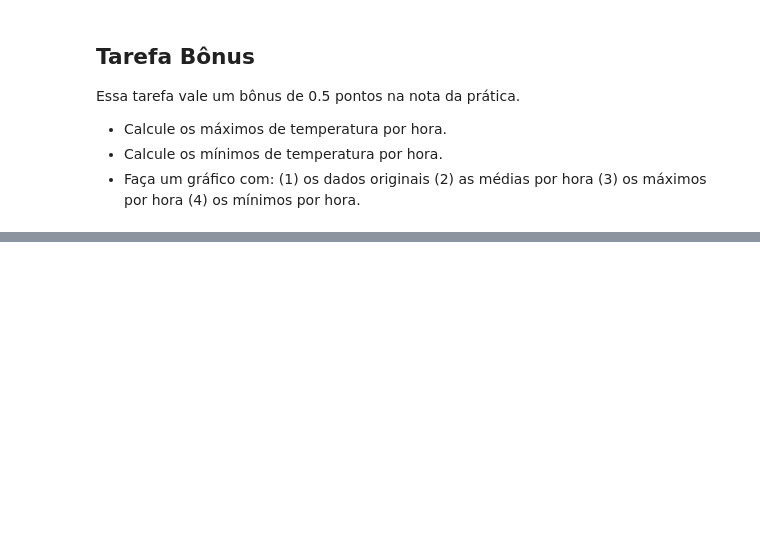
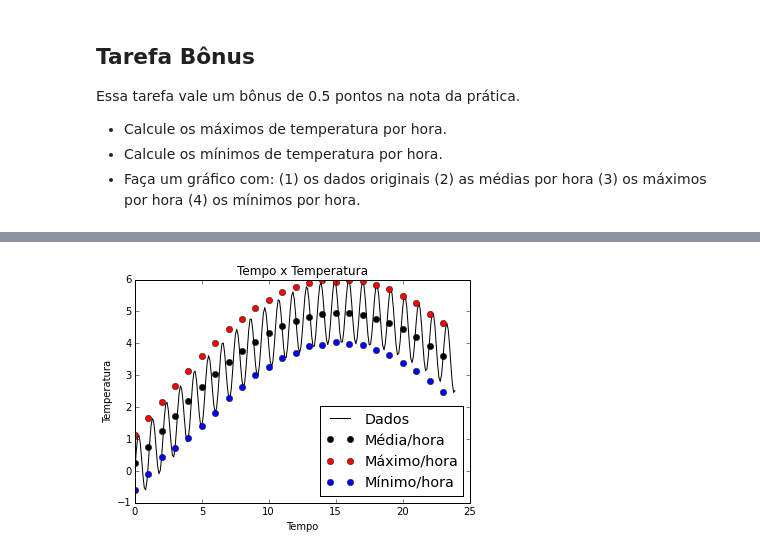
Before and after one commit to mat-esp-2015/python-intro-2-gloria_cthulhu, a Jupyter notebook: tarefa-intro-python-2.ipynb, the cells around one changed output, grey strips where cells are left out. Saved outputs shown, nothing was run; the diff lists cells and outputs as text; code cells hidden in the pictures; blank space fills up the shorter version.

```diff
--- a/tarefa-intro-python-2.ipynb
+++ b/tarefa-intro-python-2.ipynb
@@ -345,3 +421,85 @@ Essa tarefa vale um bônus de 0.5 pontos na nota da prática.
 A figura gerada deve ser parecida com:
 
 ![images/media-maximo-minimo-por-hora.png](images/media-maximo-minimo-por-hora.png)
+# %%
+#SEGUE TODO O RESULTADO DO TRABALHO EM UMA SO CELL
+
+import numpy as np
+import matplotlib.pyplot as plt #importamos a livraria para o grafico
+# %matplotlib inline #comando para que o programa faca o grafico no notebook jupyter
+
+tempos = [] #primeiro, criamos duas listas vazias representando o tempo e a temperatura
+dados = []
+
+arquivo = open('dados.csv') #abrimos o arquivo com os dados
+for linha in arquivo: #para cada linha do arquivo...
+    split = linha.split(', ') #separamos os dois componentes da linha
+    tempos.append(float(split[0])) #o primeiro componente, convertido em float, vai para tempos
+    dados.append(float(split[1])) #o segundo componente, convertido tambem, vai para dados
+
+
+maximo = dados[0] #iniciamos com um valor qualquer da lista dados
+minimo = dados[0] #o mesmo para o minimo
+
+for numero in dados:
+    if numero > maximo:
+        maximo = numero #passaremos numero por numero, ficando sempre com o maior
+
+for numero in dados:
+    if numero < minimo:
+        minimo = numero #passaremos numero por numero, ficando sempre com o menor
+
+
+media = 0
+
+for y in dados:
+    media = media+y
+media = media/len(dados)
+
+print('Media: ', media)
+
+desvio = 0
+
+for xi in dados:
+    porpeta = ((xi - media)**2)/len(dados)
+    desvio = desvio + porpeta
+
+desvio_padrao = desvio**0.5
+print('Desvio Padrao: ', desvio)
+
+
+maximo_hora = [] #lista vazia criada
+
+for bananas in range(24): #ou seja, repetiremos o comando a seguir 24 vezes
+    p = bananas*10 #a cada loop, o p avancara uma dezena
+    max = dados[p] #max comecara sendo o primeiro dado observado
+    for chicletes in range(10): #a cada dezena, repetiremos este comando 10 vezes.
+        if dados[p+chicletes] > max: #se o elemento p for maior que max...
+            max = dados[p+chicletes] #... max sera o elemento.
+
+    maximo_hora.append(max) #ao fim de dez repeticoes, o maior valor sera o max. Ele e entao adicionado a lista maximo_hora.
+    #agora continuamos o loop.
+
+minimo_hora = [] #lista vazia criada
+
+for bananas in range(24): #ou seja, repetiremos o comando a seguir 24 vezes
+    p = bananas*10 #a cada loop, o p avancara uma dezena
+    min = dados[p] #min comecara sendo o primeiro dado observado
+    for chicletes in range(10): #a cada dezena, repetiremos este comando 10 vezes.
+        if dados[p+chicletes] < min: #se o elemento p for menor que min...
+            min = dados[p+chicletes] #... min sera o elemento.
+
+    minimo_hora.append(min) #ao fim de dez repeticoes, o maior valor sera o max. Ele e entao adicionado a lista maximo_hora.
+    #agora continuamos o loop.
+
+
+plt.figure() #criamos aqui a figura em branco
+plt.plot(tempos, dados, 'k', label='Dados') #aqui preenchemos-na com os dados organizados
+plt.plot(media_hora,'ok', label='Média/hora')
+plt.plot(maximo_hora,'or', label='Máximo/hora')
+plt.plot(minimo_hora,'ob', label='Mínimo/hora')
+plt.title("Tempo x Temperatura") #título
+plt.xlabel(u"Tempo") #nomeamos o eixo X
+plt.ylabel("Temperatura") #nomeamos o eixo Y
+plt.legend(loc='lower right', fontsize='x-large')
+# %% [output]
@@ -347,0 +509 @@ A figura gerada deve ser parecida com:
+[figure, added]
```
Also changed, not shown: parts of 9 cells of this notebook.
